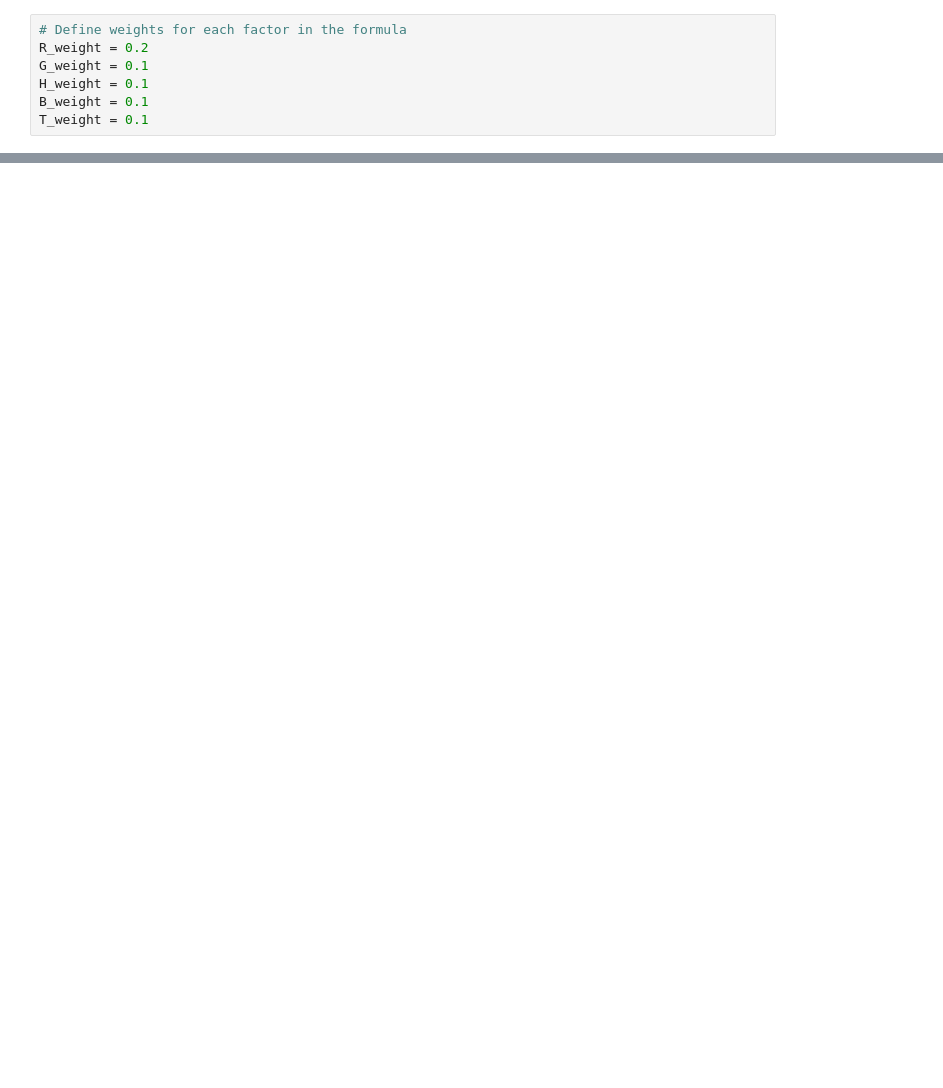
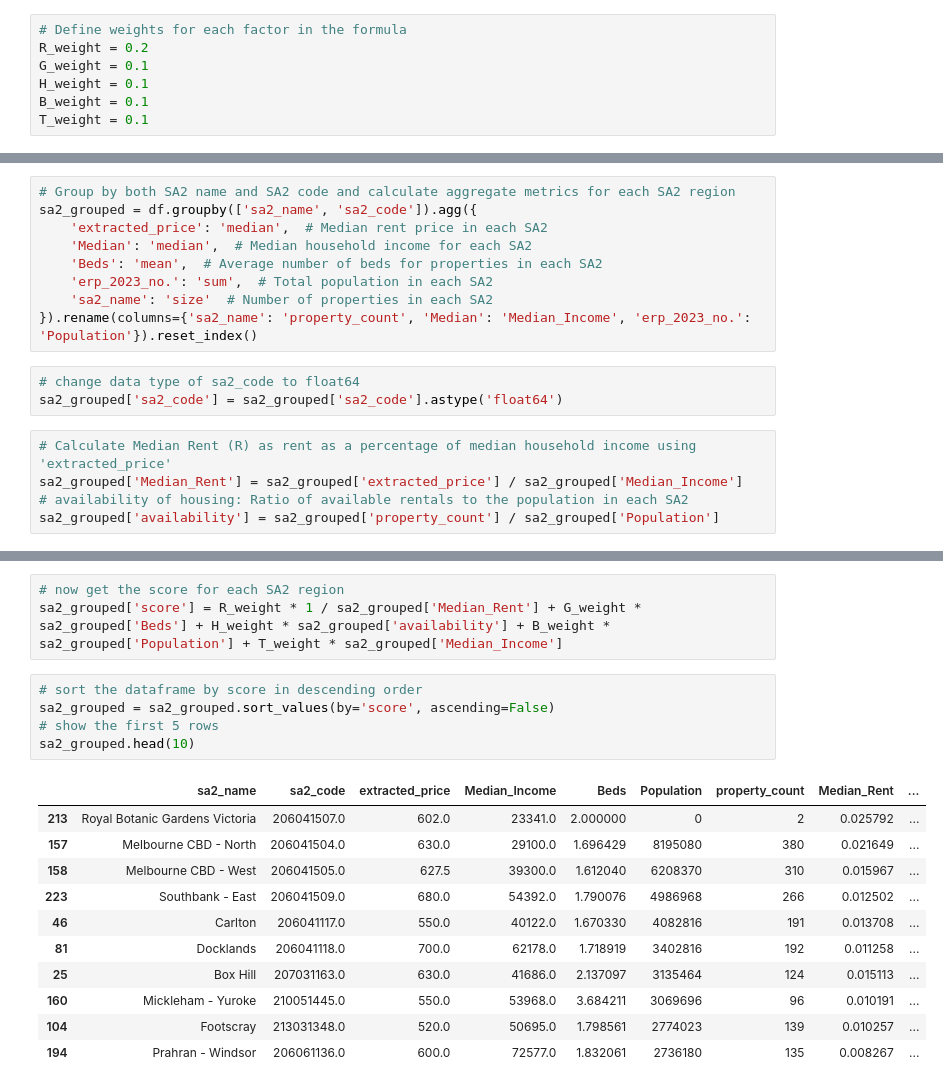
Before and after one commit to MAST30034-AppliedDataScience/project-2-group-real-estate-industry-project-3, a Jupyter notebook: notebooks/affordability.ipynb, the cells around one changed output, grey strips where cells are left out. Cells and saved outputs as stored; diff of their text form; blank space fills up the shorter version.

Commit message:
affordaibility score

```diff
--- a/notebooks/affordability.ipynb
+++ b/notebooks/affordability.ipynb
@@ -77,0 +40,17 @@ print(df[['Median_Rent', 'Historical_Rental_Price_Growth', 'Availability_of_Hous
+# %%
+# Group by both SA2 name and SA2 code and calculate aggregate metrics for each SA2 region
+sa2_grouped = df.groupby(['sa2_name', 'sa2_code']).agg({
+    'extracted_price': 'median',  # Median rent price in each SA2
+    'Median': 'median',  # Median household income for each SA2
+    'Beds': 'mean',  # Average number of beds for properties in each SA2
+    'erp_2023_no.': 'sum',  # Total population in each SA2
+    'sa2_name': 'size'  # Number of properties in each SA2
+}).rename(columns={'sa2_name': 'property_count', 'Median': 'Median_Income', 'erp_2023_no.': 'Population'}).reset_index()
+# %%
+# change data type of sa2_code to float64
+sa2_grouped['sa2_code'] = sa2_grouped['sa2_code'].astype('float64')
+# %%
+# Calculate Median Rent (R) as rent as a percentage of median household income using 'extracted_price'
+sa2_grouped['Median_Rent'] = sa2_grouped['extracted_price'] / sa2_grouped['Median_Income']
+# availability of housing: Ratio of available rentals to the population in each SA2
+sa2_grouped['availability'] = sa2_grouped['property_count'] / sa2_grouped['Population']
@@ -77,0 +67,20 @@ print(df[['Median_Rent', 'Historical_Rental_Price_Growth', 'Availability_of_Hous
+# %%
+# now get the score for each SA2 region
+sa2_grouped['score'] = R_weight * 1 / sa2_grouped['Median_Rent'] + G_weight * sa2_grouped['Beds'] + H_weight * sa2_grouped['availability'] + B_weight * sa2_grouped['Population'] + T_weight * sa2_grouped['Median_Income']
+# %%
+# sort the dataframe by score in descending order
+sa2_grouped = sa2_grouped.sort_values(by='score', ascending=False)
+# show the first 5 rows
+sa2_grouped.head(10)
+# %% [output]
+|  | sa2_name | sa2_code | extracted_price | Median_Income | Beds | Population | property_count | Median_Rent | ... |
+| 213 | Royal Botanic Gardens Victoria | 206041507.0 | 602.0 | 23341.0 | 2.000000 | 0 | 2 | 0.025792 | ... |
+| 157 | Melbourne CBD - North | 206041504.0 | 630.0 | 29100.0 | 1.696429 | 8195080 | 380 | 0.021649 | ... |
+| 158 | Melbourne CBD - West | 206041505.0 | 627.5 | 39300.0 | 1.612040 | 6208370 | 310 | 0.015967 | ... |
+| 223 | Southbank - East | 206041509.0 | 680.0 | 54392.0 | 1.790076 | 4986968 | 266 | 0.012502 | ... |
+| 46 | Carlton | 206041117.0 | 550.0 | 40122.0 | 1.670330 | 4082816 | 191 | 0.013708 | ... |
+| 81 | Docklands | 206041118.0 | 700.0 | 62178.0 | 1.718919 | 3402816 | 192 | 0.011258 | ... |
+| 25 | Box Hill | 207031163.0 | 630.0 | 41686.0 | 2.137097 | 3135464 | 124 | 0.015113 | ... |
+| 160 | Mickleham - Yuroke | 210051445.0 | 550.0 | 53968.0 | 3.684211 | 3069696 | 96 | 0.010191 | ... |
+| 104 | Footscray | 213031348.0 | 520.0 | 50695.0 | 1.798561 | 2774023 | 139 | 0.010257 | ... |
+| 194 | Prahran - Windsor | 206061136.0 | 600.0 | 72577.0 | 1.832061 | 2736180 | 135 | 0.008267 | ... |
```
Also changed, not shown: parts of 6 cells of this notebook.
